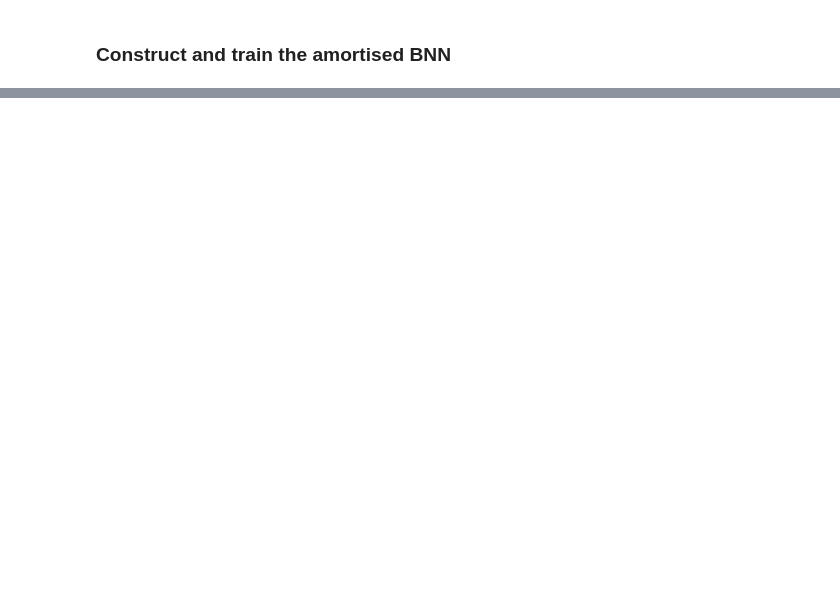
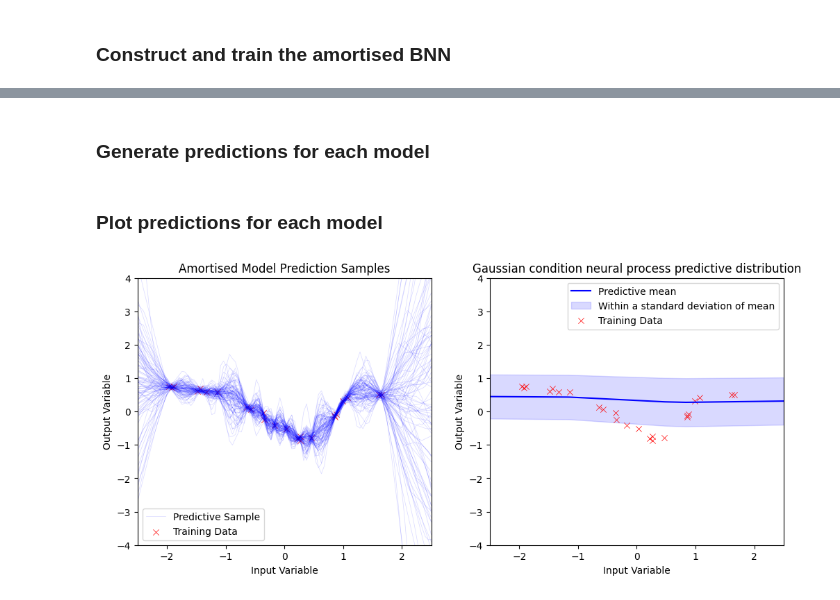
Before and after one commit to Sheev13/bnn_amort_inf, a Jupyter notebook: amort_bnn_vs_np.ipynb, the cells around one changed output, grey strips where cells are left out. Saved outputs shown, nothing was run; the diff lists cells and outputs as text; code cells hidden in the pictures; blank space fills up the shorter version.

```diff
--- a/amort_bnn_vs_np.ipynb
+++ b/amort_bnn_vs_np.ipynb
@@ -116,0 +115,74 @@ NotFoundLookupError: For function "elbo", signature Signature(torch._C.Generator
+# %% [markdown]
+### Generate predictions for each model
+# %%
+xs = torch.linspace(-2.5, 2.5, 100).unsqueeze(1)
+test_task = gpdg.generate_task(range=[-2.0, 2.0])
+
+amort_prediction_samps = amort_bnn_model(
+    test_task['x_context'].unsqueeze(1),
+    test_task['y_context'].unsqueeze(1),
+    x_test=xs,
+    num_samples=100)[1].squeeze(-1).T
+
+np_mu, np_logstd = gcnp(
+    test_task['x_context'].unsqueeze(1),
+    test_task['y_context'].unsqueeze(1),
+    xs,
+)
+# %% [markdown]
+### Plot predictions for each model
+# %%
+fig, axs = plt.subplots(1, 2)
+fig.set_size_inches(12, 5)
+
+axs[0].plot(
+    xs,
+    amort_prediction_samps.detach().numpy()[:, :-1],
+    color="blue",
+    linewidth=0.5,
+    alpha=0.15,
+)
+axs[0].plot(
+    xs,
+    amort_prediction_samps.detach().numpy()[:, -1],
+    color="blue",
+    linewidth=0.5,
+    alpha=0.15,
+    label="Predictive Sample",
+)
+axs[0].set_title("Amortised Model Prediction Samples")
+axs[0].set_xlabel("Input Variable")
+axs[0].set_ylabel("Output Variable")
+axs[0].scatter(test_task['x_context'], test_task['y_context'], marker="x", label="Training Data", color='red', linewidth=0.5)
+
+axs[0].legend()
+axs[0].set_ylim(-4.0, 4.0)
+axs[0].set_xlim(-2.5, 2.5)
+
+axs[1].plot(
+    xs.squeeze(),
+    np_mu.detach().squeeze(),
+    color='blue',
+    label='Predictive mean',
+)
+
+axs[1].fill_between(
+    xs.squeeze(),
+    (np_mu.detach() + np_logstd.detach().exp()).squeeze(),
+    (np_mu.detach() - np_logstd.detach().exp()).squeeze(),
+    color="blue",
+    label='Within a standard deviation of mean',
+    alpha=0.15,
+)
+axs[1].set_title("Gaussian condition neural process predictive distribution")
+axs[1].set_xlabel("Input Variable")
+axs[1].set_ylabel("Output Variable")
+axs[1].scatter(test_task['x_context'], test_task['y_context'], marker="x", label="Training Data", color='red', linewidth=0.5)
+
+axs[1].legend()
+axs[1].set_ylim(-4.0, 4.0)
+axs[1].set_xlim(-2.5, 2.5)
+
+plt.show()
+# %% [output]
+[figure, added]
```
Also changed, not shown: parts of 4 cells of this notebook, 1 other file.
